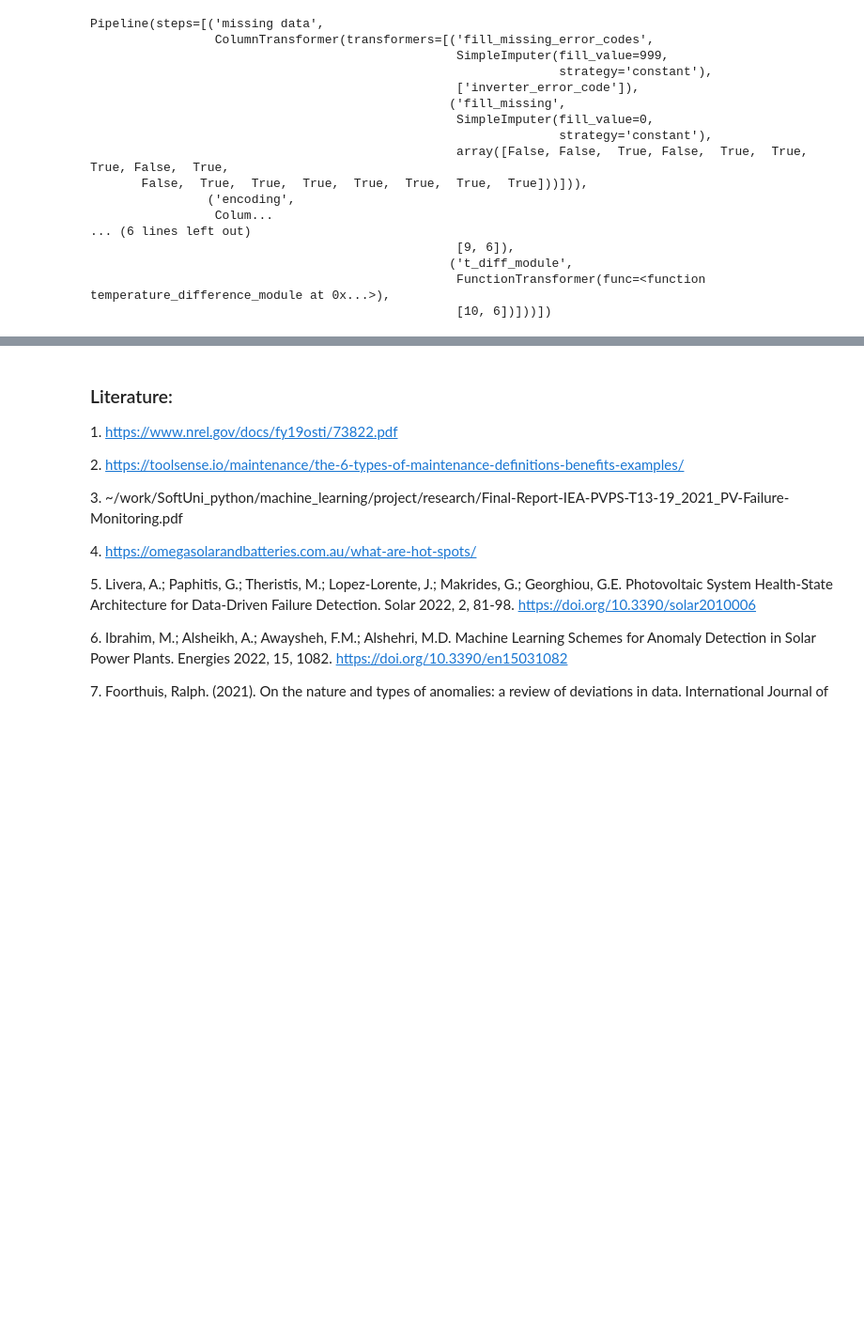
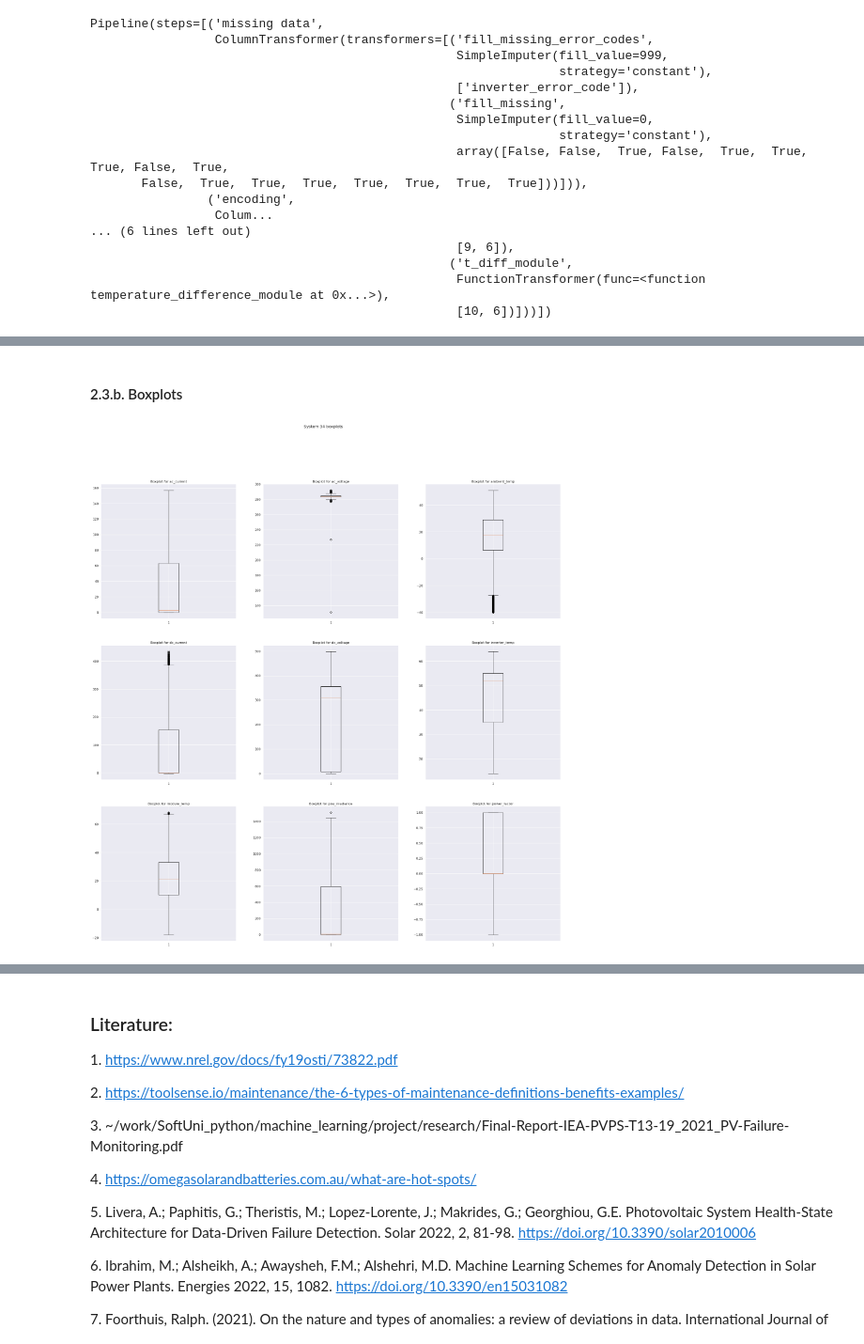
Before and after one commit to Ivelina-Z/Anomaly-detection-in-PV-system, a Jupyter notebook: Anomaly_detection_PV_system.ipynb, the cells around one changed output, grey strips where cells are left out. Shown: that part at 94% size. Saved outputs shown, nothing was run; the diff lists cells and outputs as text; code cells hidden in the pictures; blank space fills up the shorter version.

```diff
--- a/Anomaly_detection_PV_system.ipynb
+++ b/Anomaly_detection_PV_system.ipynb
@@ -197,0 +250,8 @@ Pipeline(steps=[('missing data',
+# %% [markdown]
+#### 2.3.b. Boxplots
+# %%
+columns_to_plot = ['ac_current', 'ac_voltage', 'ambient_temp', 'dc_current', 'dc_voltage', 'inverter_temp', 'module_temp', 'poa_irradiance', 'power_factor']
+# %%
+cf.subplot_boxplots(system_34_data, columns_to_plot, system_id=34)
+# %% [output]
+[figure, added]
```
Also changed, not shown: parts of 9 cells of this notebook.
